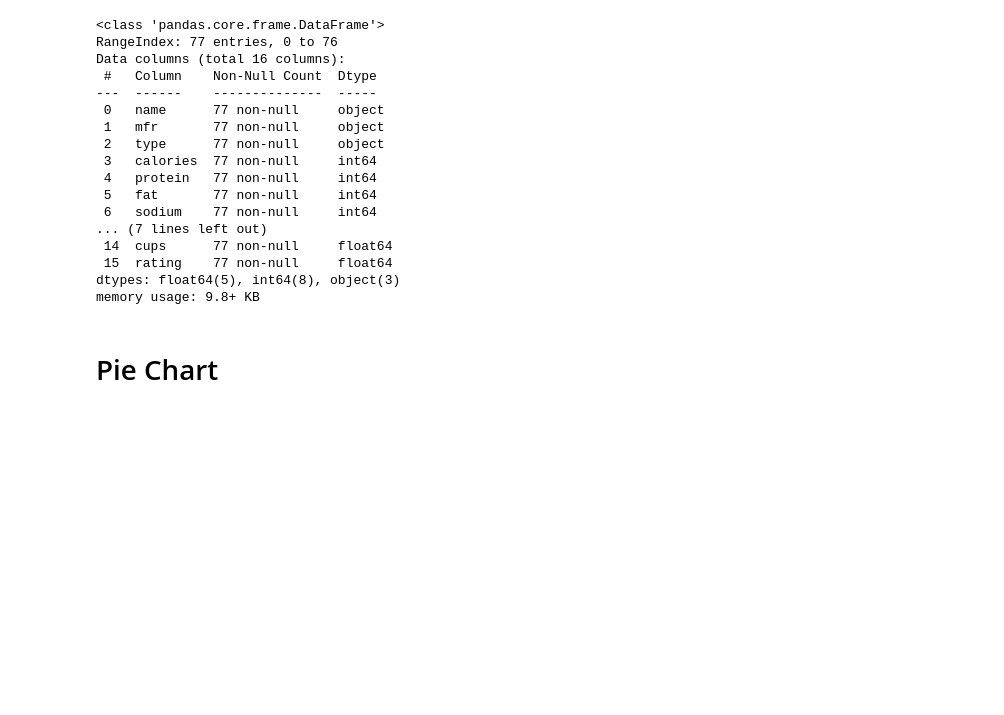
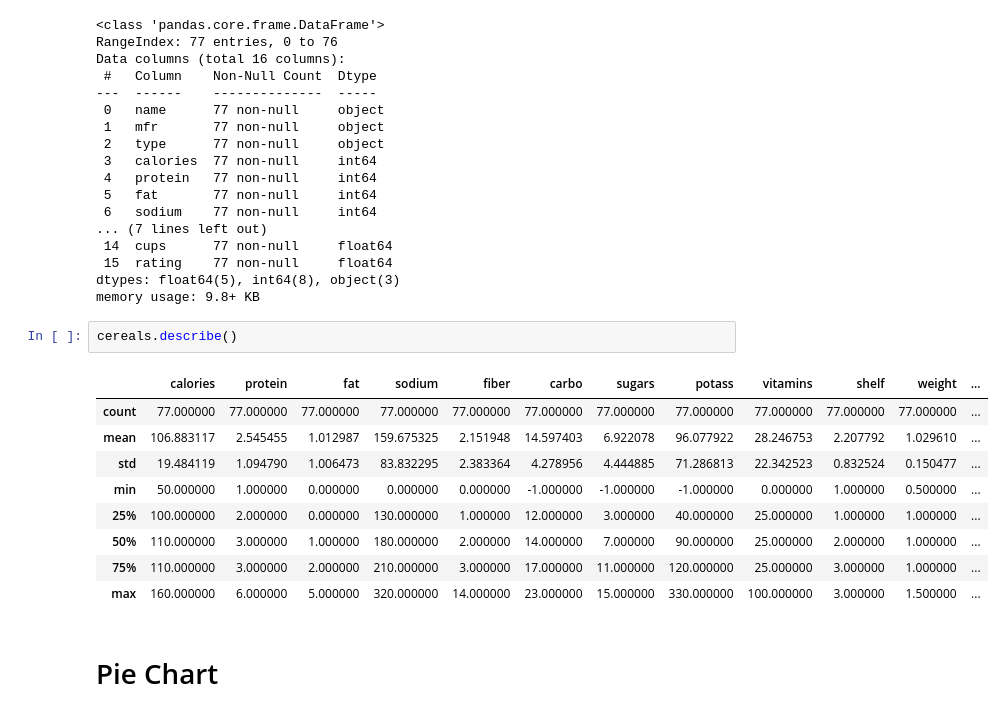
Before and after one commit to SamaSamrin/Python-Data-Visualization-Guide, a Jupyter notebook: DV_Practice.ipynb, the cells around one changed output. Drawn from its saved outputs; the diff is of its cells as text; blank space fills up the shorter version.

```diff
--- a/DV_Practice.ipynb
+++ b/DV_Practice.ipynb
@@ -155,6 +155,18 @@ Data columns (total 16 columns):
  15  rating    77 non-null     float64
 dtypes: float64(5), int64(8), object(3)
 memory usage: 9.8+ KB
+# %%
+cereals.describe()
+# %% [output]
+|  | calories | protein | fat | sodium | fiber | carbo | sugars | potass | vitamins | shelf | weight | ... |
+| count | 77.000000 | 77.000000 | 77.000000 | 77.000000 | 77.000000 | 77.000000 | 77.000000 | 77.000000 | 77.000000 | 77.000000 | 77.000000 | ... |
+| mean | 106.883117 | 2.545455 | 1.012987 | 159.675325 | 2.151948 | 14.597403 | 6.922078 | 96.077922 | 28.246753 | 2.207792 | 1.029610 | ... |
+| std | 19.484119 | 1.094790 | 1.006473 | 83.832295 | 2.383364 | 4.278956 | 4.444885 | 71.286813 | 22.342523 | 0.832524 | 0.150477 | ... |
+| min | 50.000000 | 1.000000 | 0.000000 | 0.000000 | 0.000000 | -1.000000 | -1.000000 | -1.000000 | 0.000000 | 1.000000 | 0.500000 | ... |
+| 25% | 100.000000 | 2.000000 | 0.000000 | 130.000000 | 1.000000 | 12.000000 | 3.000000 | 40.000000 | 25.000000 | 1.000000 | 1.000000 | ... |
+| 50% | 110.000000 | 3.000000 | 1.000000 | 180.000000 | 2.000000 | 14.000000 | 7.000000 | 90.000000 | 25.000000 | 2.000000 | 1.000000 | ... |
+| 75% | 110.000000 | 3.000000 | 2.000000 | 210.000000 | 3.000000 | 17.000000 | 11.000000 | 120.000000 | 25.000000 | 3.000000 | 1.000000 | ... |
+| max | 160.000000 | 6.000000 | 5.000000 | 320.000000 | 14.000000 | 23.000000 | 15.000000 | 330.000000 | 100.000000 | 3.000000 | 1.500000 | ... |
 # %% [markdown]
 # Pie Chart
 # %% [markdown]
```
Also changed, not shown: parts of 2 cells of this notebook.
